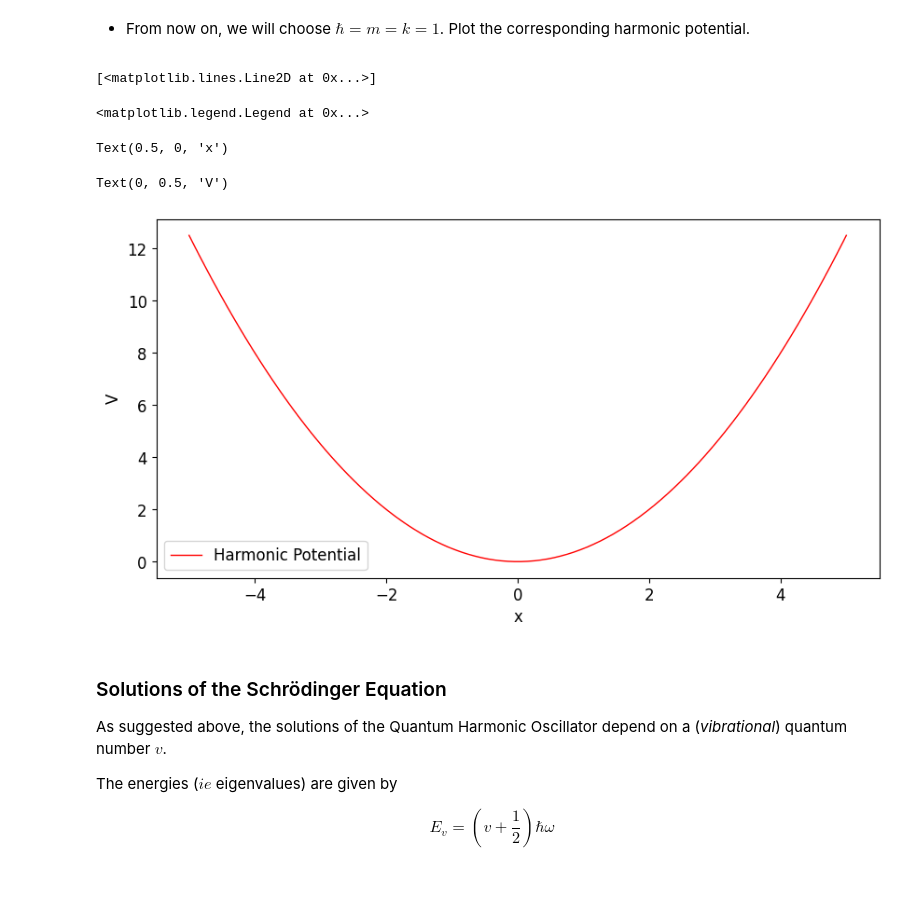
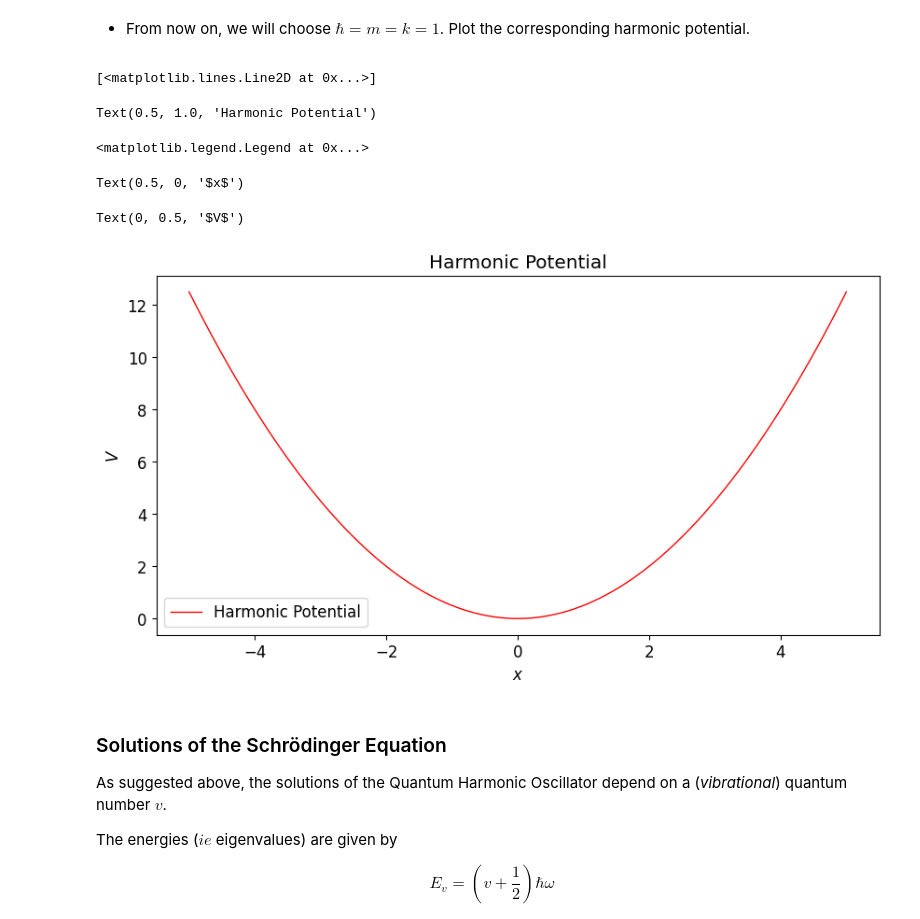
Before and after one commit to vfornemo/PytChem, a Jupyter notebook: Harmonic_Oscillator-Tianyi.ipynb, the cells around one changed output. Saved outputs shown, nothing was run; the diff lists cells and outputs as text; code cells hidden in the pictures; blank space fills up the shorter version.

Commit message:
completed harmonic oscillator

```diff
--- a/Harmonic_Oscillator-Tianyi.ipynb
+++ b/Harmonic_Oscillator-Tianyi.ipynb
@@ -57,31 +57,33 @@ $$[-\frac{\hbar^{2}}{2m} \frac{\partial}{\partial x^2}+\frac{1}{2}kx^2]\psi_v(x)
 # %%
 import matplotlib.pyplot as plt
 import numpy as np
 
 
 # Definition of the potential energy function
 def har_V(x):
     V = 0.5*x**2
     return V
 
 # Generate linspace
 _x = np.linspace(-5.,5.,100)
 _V = har_V(_x)
 
 # Plotting
 plt.rcParams["figure.figsize"] = (10,5)
 plt.rcParams.update({'font.size': 12})
 plt.plot(_x, _V, linewidth=1,color='red',label="Harmonic Potential")
+plt.title("Harmonic Potential")
 plt.legend()
-plt.xlabel("x")
-plt.ylabel("V")
+plt.xlabel("$x$")
+plt.ylabel("$V$")
 plt.show()
 # %% [output]
 [<matplotlib.lines.Line2D at 0x...>]
-<matplotlib.legend.Legend at 0x...>
+Text(0.5, 1.0, 'Harmonic Potential')
-Text(0.5, 0, 'x')
+<matplotlib.legend.Legend at 0x...>
-Text(0, 0.5, 'V')
+Text(0.5, 0, '$x$')
+Text(0, 0.5, '$V$')
-[figure, old version]
+[figure, new version]
 # %% [markdown]
 ### Solutions of the Schrödinger Equation
 
```
Also changed, not shown: parts of 8 cells of this notebook.
